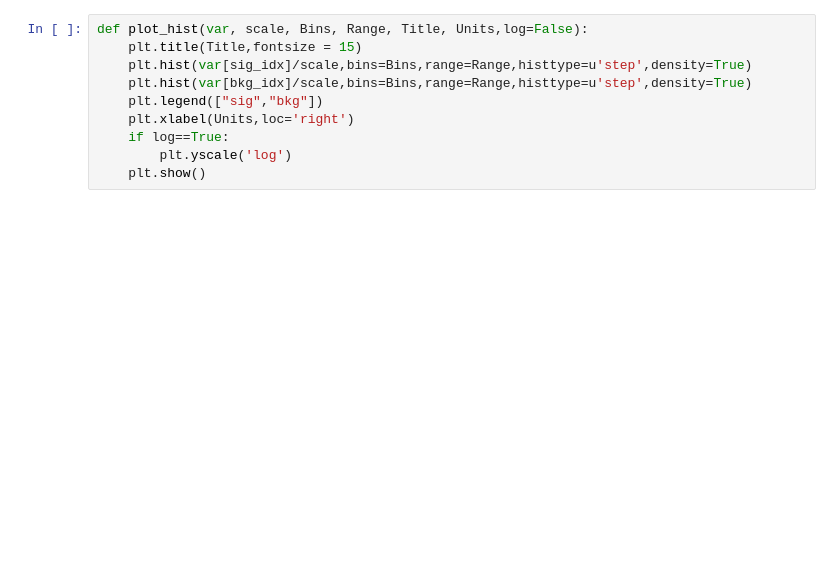
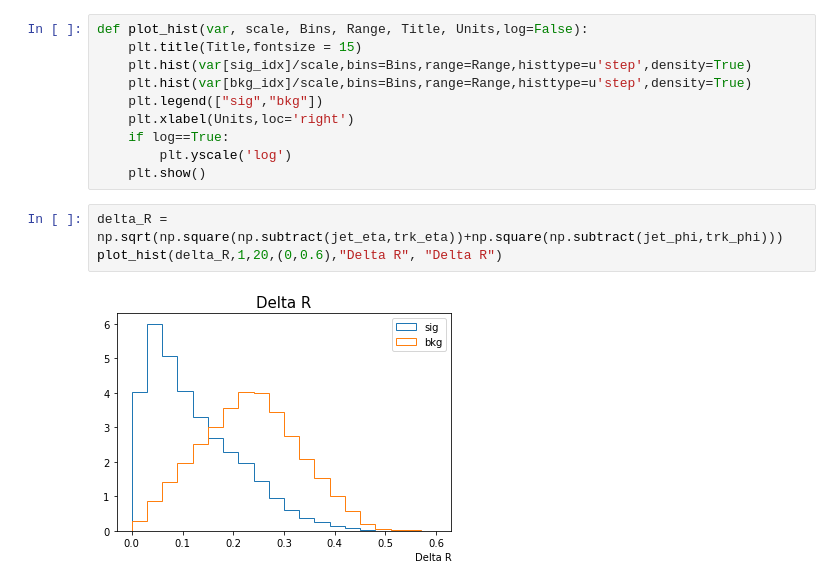
Before and after one commit to LukeV37/ttbar-samples, a Jupyter notebook: output/Validation_After_Balancing.ipynb, the cells around one changed output. Drawn from its saved outputs; the diff is of its cells as text; blank space fills up the shorter version.

```diff
--- a/output/Validation_After_Balancing.ipynb
+++ b/output/Validation_After_Balancing.ipynb
@@ -39,6 +43,11 @@ def plot_hist(var, scale, Bins, Range, Title, Units,log=False):
     if log==True:
         plt.yscale('log')
     plt.show()
+# %%
+delta_R = np.sqrt(np.square(np.subtract(jet_eta,trk_eta))+np.square(np.subtract(jet_phi,trk_phi)))
+plot_hist(delta_R,1,20,(0,0.6),"Delta R", "Delta R")
+# %% [output]
+[figure, added]
 # %%
 plot_hist(jet_pt, 1000, 20, (0,400), "Jet pT", "GeV",log=True)
 plot_hist(jet_eta, 1, 40, (-5,5), "Jet Eta", "Eta")
```
Also changed, not shown: parts of 2 cells of this notebook, 1 other file.
